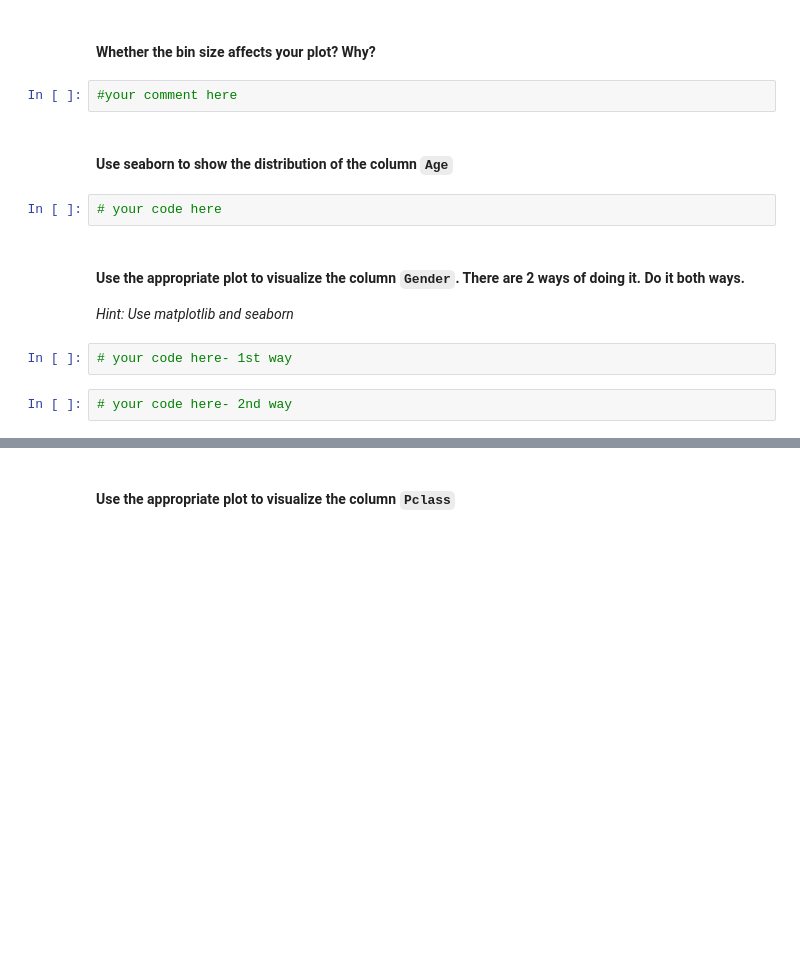
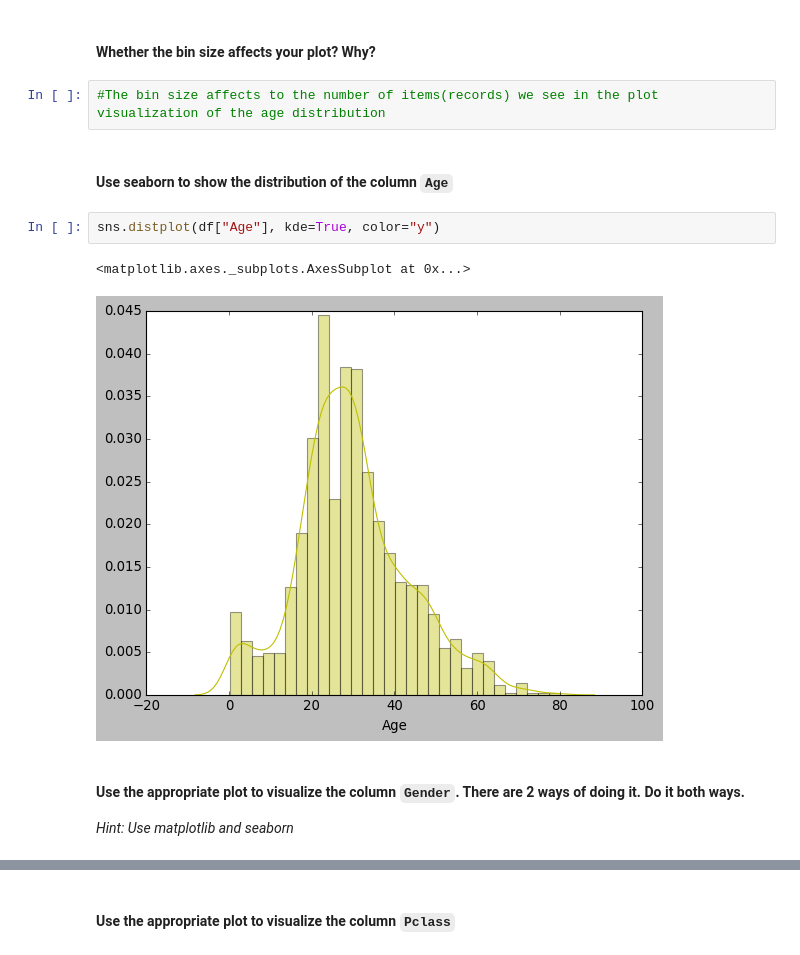
Before and after one commit to soledb94/datamad0320, a Jupyter notebook: module-2/lab-matplotlib-seaborn/your-code/challenge-3.ipynb, the cells around one changed output, grey strips where cells are left out. Cells and saved outputs as stored; diff of their text form; blank space fills up the shorter version.

```diff
--- a/module-2/lab-matplotlib-seaborn/your-code/challenge-3.ipynb
+++ b/module-2/lab-matplotlib-seaborn/your-code/challenge-3.ipynb
@@ -97,16 +129,15 @@ df.select_dtypes(object)
 # %% [markdown]
 #### Whether the bin size affects your plot? Why?
-# %%
-#your comment here
+# %%
+#The bin size affects to the number of items(records) we see in the plot visualization of the age distribution
 # %% [markdown]
 #### Use seaborn to show the distribution of the column `Age`
-# %%
-# your code here
+# %%
+sns.distplot(df["Age"], kde=True, color="y")
+# %% [output]
+<matplotlib.axes._subplots.AxesSubplot at 0x...>
+[figure, added]
 # %% [markdown]
 #### Use the appropriate plot to visualize the column `Gender`. There are 2 ways of doing it. Do it both ways.
 
 *Hint: Use matplotlib and seaborn*
-# %%
-# your code here- 1st way
-# %%
-# your code here- 2nd way
```
Also changed, not shown: parts of 10 cells of this notebook, 1 other file.
